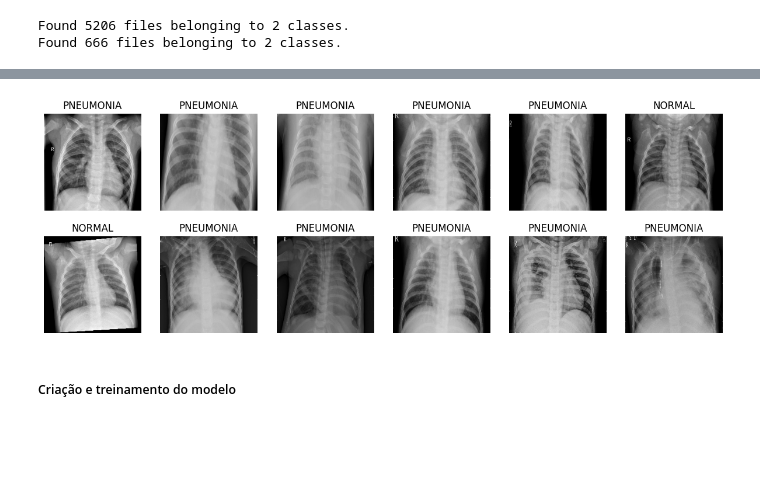
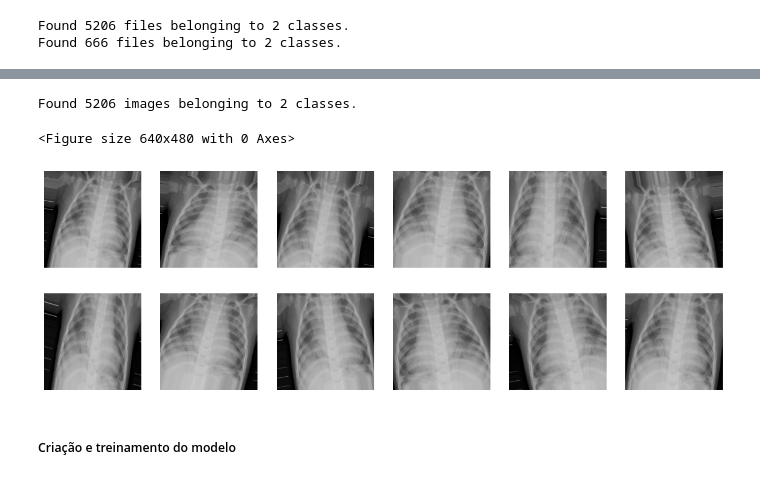
Before and after one commit to diegofemello/ImageClassificationWithPython, a Jupyter notebook: mobile_net_tcc.ipynb, the cells around one changed output, grey strips where cells are left out. Cells and saved outputs as stored; diff of their text form; code cells hidden in the pictures; blank space fills up the shorter version.

```diff
--- a/mobile_net_tcc.ipynb
+++ b/mobile_net_tcc.ipynb
@@ -109,14 +137,48 @@ plot_quantidade(teste_quantidade_normal,
+# %%
+# Data Augmentation
+
+# Criando um gerador de imagens para aplicar Data Augmentation
+train_datagen = ImageDataGenerator(
+    #  Random Horizontal Flip - para lidar com os sintomas de pneumonia presentes nos dois lados do tórax
+    horizontal_flip=True,
+    #  Random Zoom - para obter uma maior relação entre os pixels.
+    zoom_range=0.2,
+    #  Random Rotation - para lidar com as imagens que podem estar em diferentes ângulos
+    rotation_range=15,
+    # Random Shift - para lidar com as imagens que podem estar em diferentes posições
+    width_shift_range=0.1,
+    height_shift_range=0.1,
+)
+
+# Aplicando Data Augmentation na base de treinamento
+train_generator = train_datagen.flow_from_directory(
+    treinamento_folder,
+    target_size=(img_width, img_height),
+    batch_size=batch_size,
+    class_mode='categorical')
+# %% [output]
+Found 5206 images belonging to 2 classes.
 # %%
-# Plotar imagens do dataset de treinamento
-plt.figure(figsize=(15, 5))
-for images, labels in dataset_treinamento.take(1):
-    for i in range(12):
-        ax = plt.subplot(2, 6, i + 1)
-        plt.imshow(images[i].numpy().astype("uint8"))
-        plt.title(class_names[np.argmax(labels[i])])
-        plt.axis("off")
+# Exibindo imagens geradas com Data Augmentation a partir de uma única imagem
+def plot_dataset_data_augmentation(dataset):
+    plt.gcf().clear()
+    plt.figure(figsize=(15, 5))
+
+    for features, _ in dataset.take(1):
+        feature = features[0].numpy().astype("uint8")
+        for i in range(12):
+            aug_img = train_datagen.random_transform(feature)
+            plt.subplot(2, 6, i + 1)
+            plt.axis('off')
+            plt.imshow(aug_img)
+
+    plt.show()
+
+
+plot_dataset_data_augmentation(dataset_treinamento)
 # %% [output]
+<Figure size 640x480 with 0 Axes>
-[figure, old version]
+[figure, new version]
 # %% [markdown]
 ##### Criação e treinamento do modelo
 # %%
```
Also changed, not shown: parts of 24 cells of this notebook.
